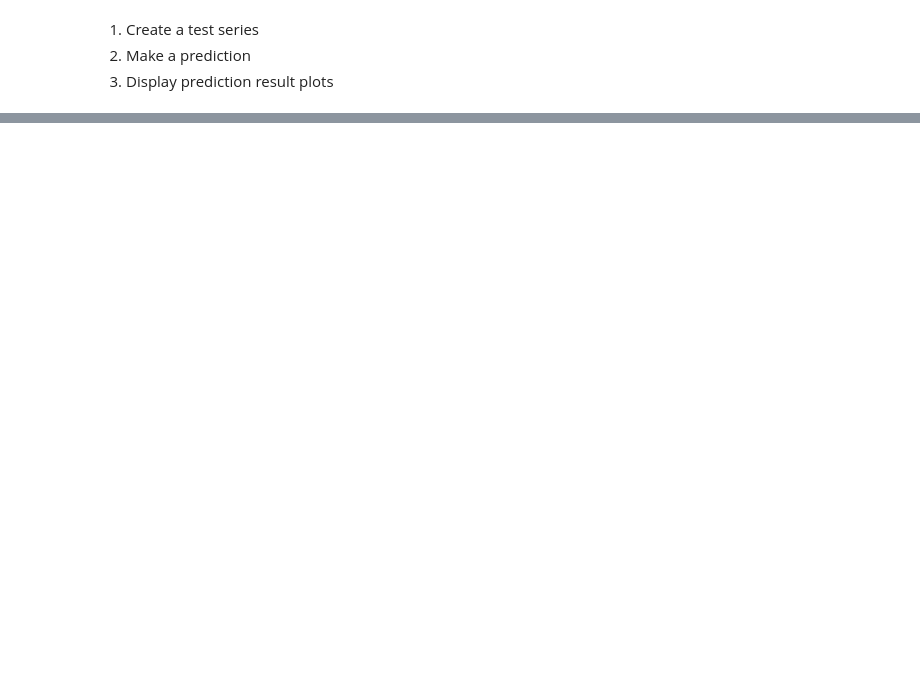
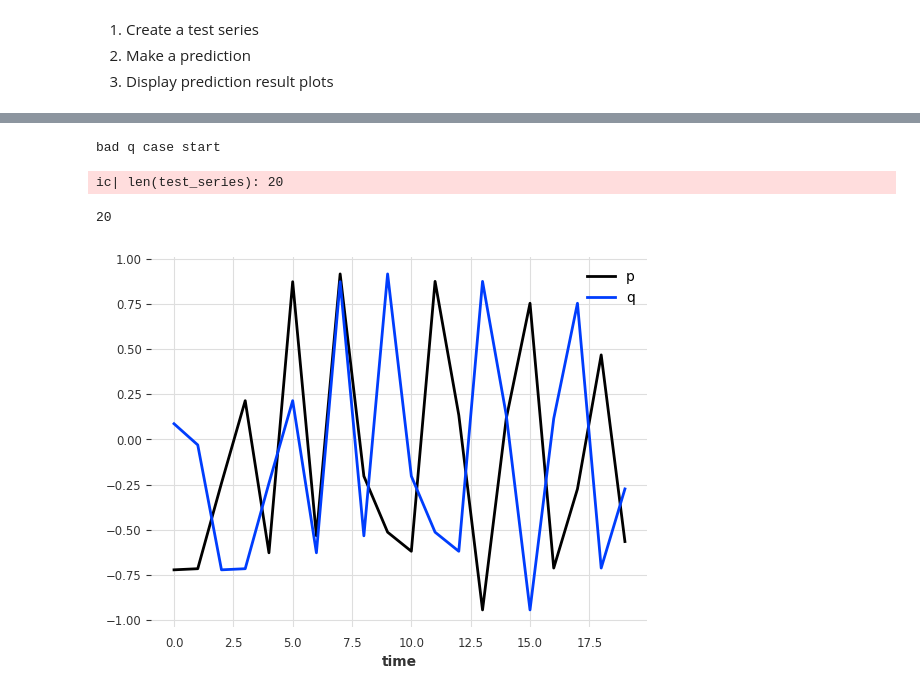
Before and after one commit to dshulman/darts, a Jupyter notebook: examples/104-Variable-lag.ipynb, the cells around one changed output, grey strips where cells are left out. Drawn from its saved outputs; the diff is of its cells as text; code cells hidden in the pictures; blank space fills up the shorter version.

```diff
--- a/examples/104-Variable-lag.ipynb
+++ b/examples/104-Variable-lag.ipynb
@@ -754,0 +730,25 @@ bad q case start
+# %%
+test_series_len = TRAIN_SERIES_LEN
+test_series, test_lags = create_variable_lag_p_q_series(
+    n_values=test_series_len, switch_prob=SWITCH_PROB
+)
+# plot_variable_lag_p_q(
+#     p_q=test_series,
+#     lags=test_lags,
+#     title=f"{TRAIN_SERIES_LEN} points of test_series",
+# )
+
+# Reduce the test series and test lags to the last INPUT_CHUNK_LEN
+test_series = TimeSeries.from_values(values=test_series[-INPUT_CHUNK_LEN:].values())
+test_lags = test_lags[-INPUT_CHUNK_LEN:]
+test_series = test_series.with_columns_renamed(
+    col_names=["0", "1"], col_names_new=["p", "q"]
+)
+
+test_series.plot()
+ic(len(test_series))
+# %% [output]
+bad q case start
+ic| len(test_series): 20
+20
+[figure, added]
```
Also changed, not shown: parts of 20 cells of this notebook.
